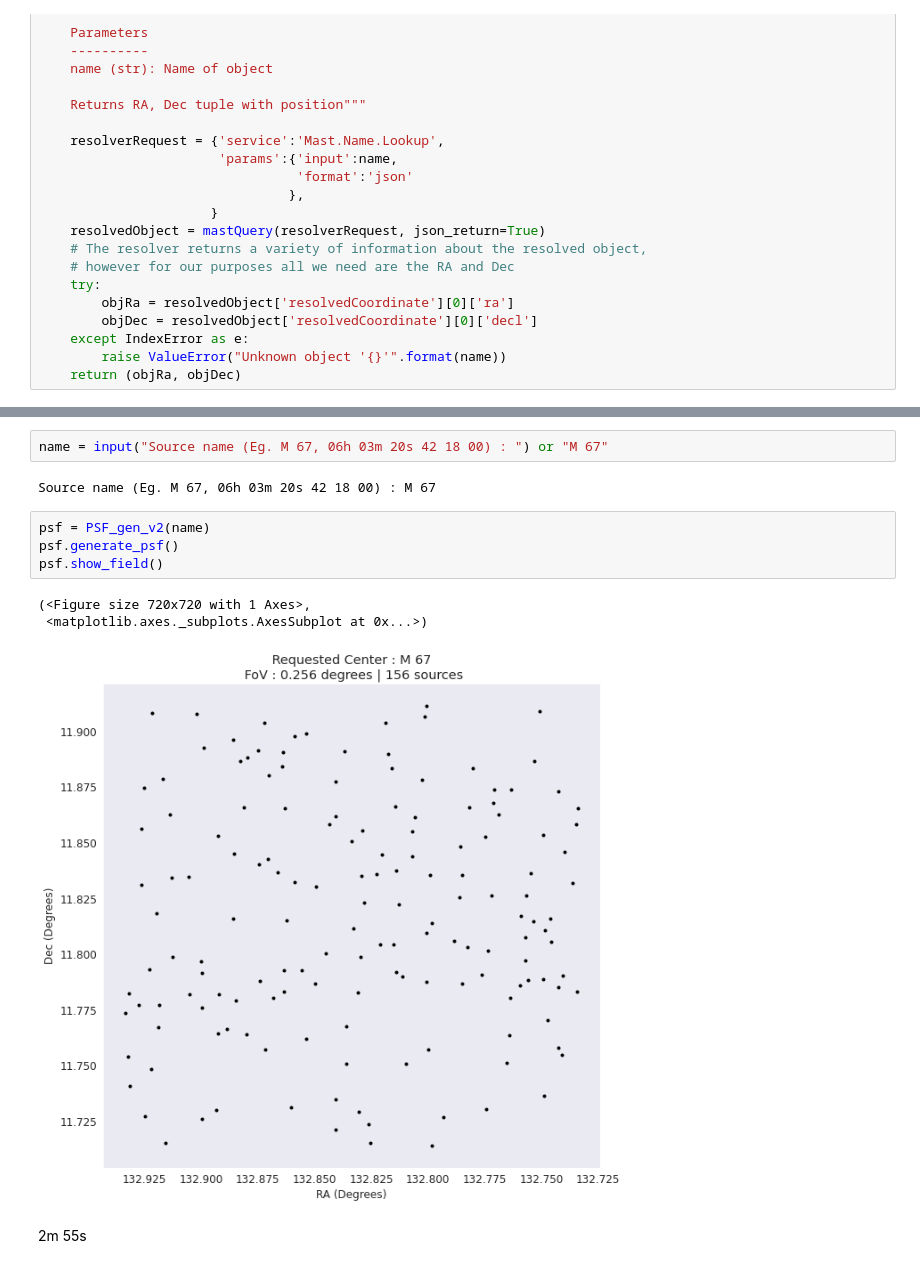
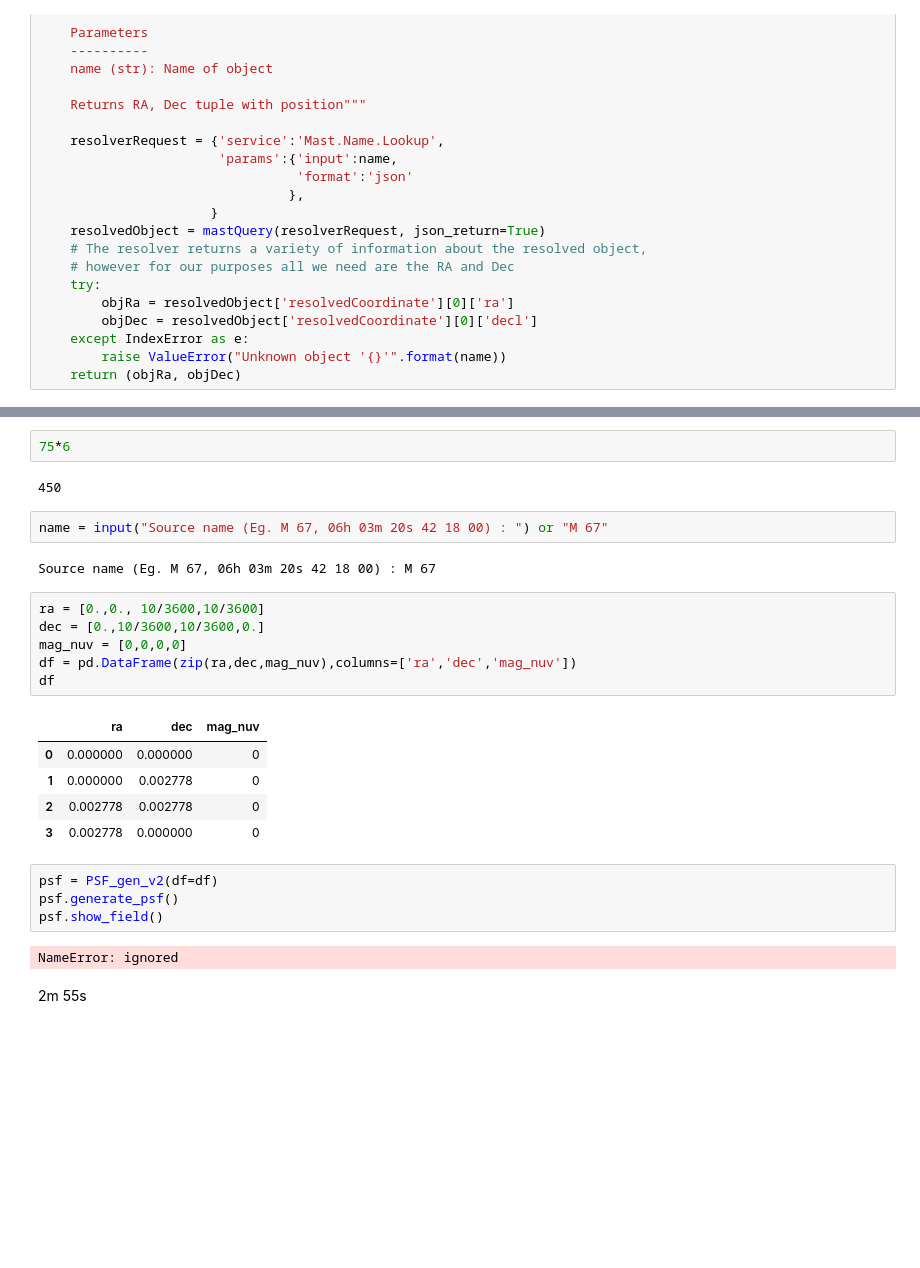
Before and after one commit to Jack3690/INSIST, a Jupyter notebook: PSF_Simulator.ipynb, the cells around one changed output, grey strips where cells are left out. Drawn from its saved outputs; the diff is of its cells as text; blank space fills up the shorter version.

```diff
--- a/PSF_Simulator.ipynb
+++ b/PSF_Simulator.ipynb
@@ -821,18 +827,32 @@ class PSF_gen_v2():
           hdul.writeto(f'{name}.fits')
       else:
           print("Generate PSF")
+# %%
+75*6
+# %% [output]
+450
 # %%
 name = input("Source name (Eg. M 67, 06h 03m 20s 42 18 00) : ") or "M 67"
 # %% [output]
 Source name (Eg. M 67, 06h 03m 20s 42 18 00) : M 67
+# %%
+ra = [0.,0., 10/3600,10/3600]
+dec = [0.,10/3600,10/3600,0.]
+mag_nuv = [0,0,0,0]
+df = pd.DataFrame(zip(ra,dec,mag_nuv),columns=['ra','dec','mag_nuv'])
+df
+# %% [output]
+|  | ra | dec | mag_nuv |
+| 0 | 0.000000 | 0.000000 | 0 |
+| 1 | 0.000000 | 0.002778 | 0 |
+| 2 | 0.002778 | 0.002778 | 0 |
+| 3 | 0.002778 | 0.000000 | 0 |
 # %%
-psf = PSF_gen_v2(name)
+psf = PSF_gen_v2(df=df)
 psf.generate_psf()
 psf.show_field()
 # %% [output]
-(<Figure size 720x720 with 1 Axes>,
- <matplotlib.axes._subplots.AxesSubplot at 0x...>)
+NameError: ignored
-[figure, removed]
 # %% [markdown]
 2m 55s
 # %%
```
Also changed, not shown: parts of 10 cells of this notebook.
